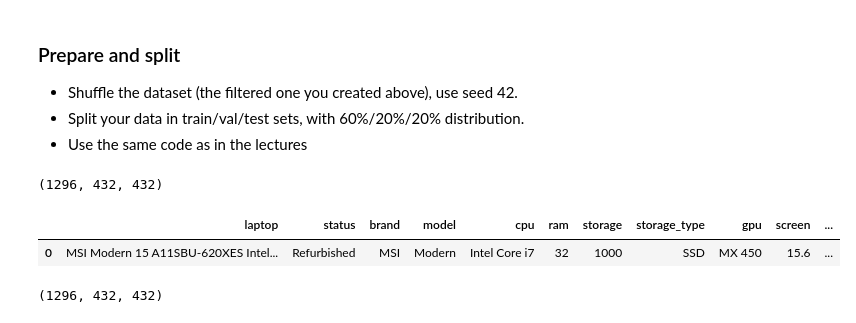
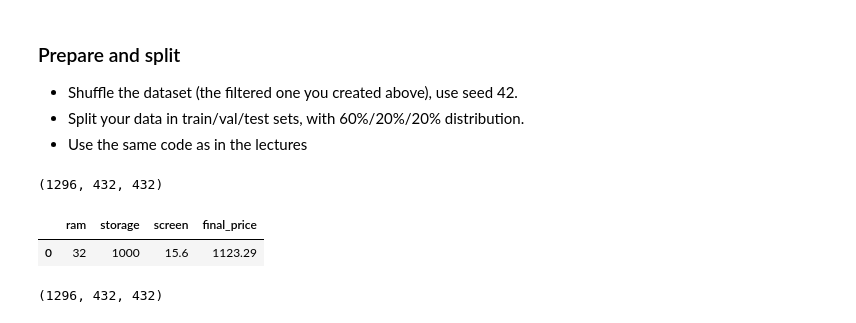
Before and after one commit to kellyvergarat/ml-zoomcamp-homework, a Jupyter notebook: 02-regression/homework/homework.ipynb, the cells around one changed output. Drawn from its saved outputs; the diff is of its cells as text; code cells hidden in the pictures.

```diff
--- a/02-regression/homework/homework.ipynb
+++ b/02-regression/homework/homework.ipynb
@@ -42,4 +48,9 @@ df
 # %%
-base = ['ram', 'storage', 'screen']
-df[base]
-print(df[base].head())
+columns = [
+    'ram',
+    'storage',
+    'screen',
+    'final_price'
+]
+
+df = df[columns]
@@ -109,14 +118,14 @@ idx = np.arange(n)
 np.random.seed(42)
 np.random.shuffle(idx)   #to shuffle the index
 # %%
-df_train = df.iloc[idx[:n_train]].reset_index(drop=True)
-df_val = df.iloc[idx[n_train:n_train+n_val]].reset_index(drop=True)
-df_test = df.iloc[idx[n_train+n_val:]].reset_index(drop=True)
+df_train = df.iloc[idx[:n_train]].copy().reset_index(drop=True)
+df_val = df.iloc[idx[n_train:n_train+n_val]].copy().reset_index(drop=True)
+df_test = df.iloc[idx[n_train+n_val:]].copy().reset_index(drop=True)
 
 df_train.head(1)
 # %% [output]
-|  | laptop | status | brand | model | cpu | ram | storage | storage_type | gpu | screen | ... |
-| 0 | MSI Modern 15 A11SBU-620XES Intel... | Refurbished | MSI | Modern | Intel Core i7 | 32 | 1000 | SSD | MX 450 | 15.6 | ... |
+|  | ram | storage | screen | final_price |
+| 0 | 32 | 1000 | 15.6 | 1123.29 |
 # %%
 len(df_train), len(df_val), len(df_test)
 # %% [output]
```
Also changed, not shown: parts of 34 cells of this notebook.
